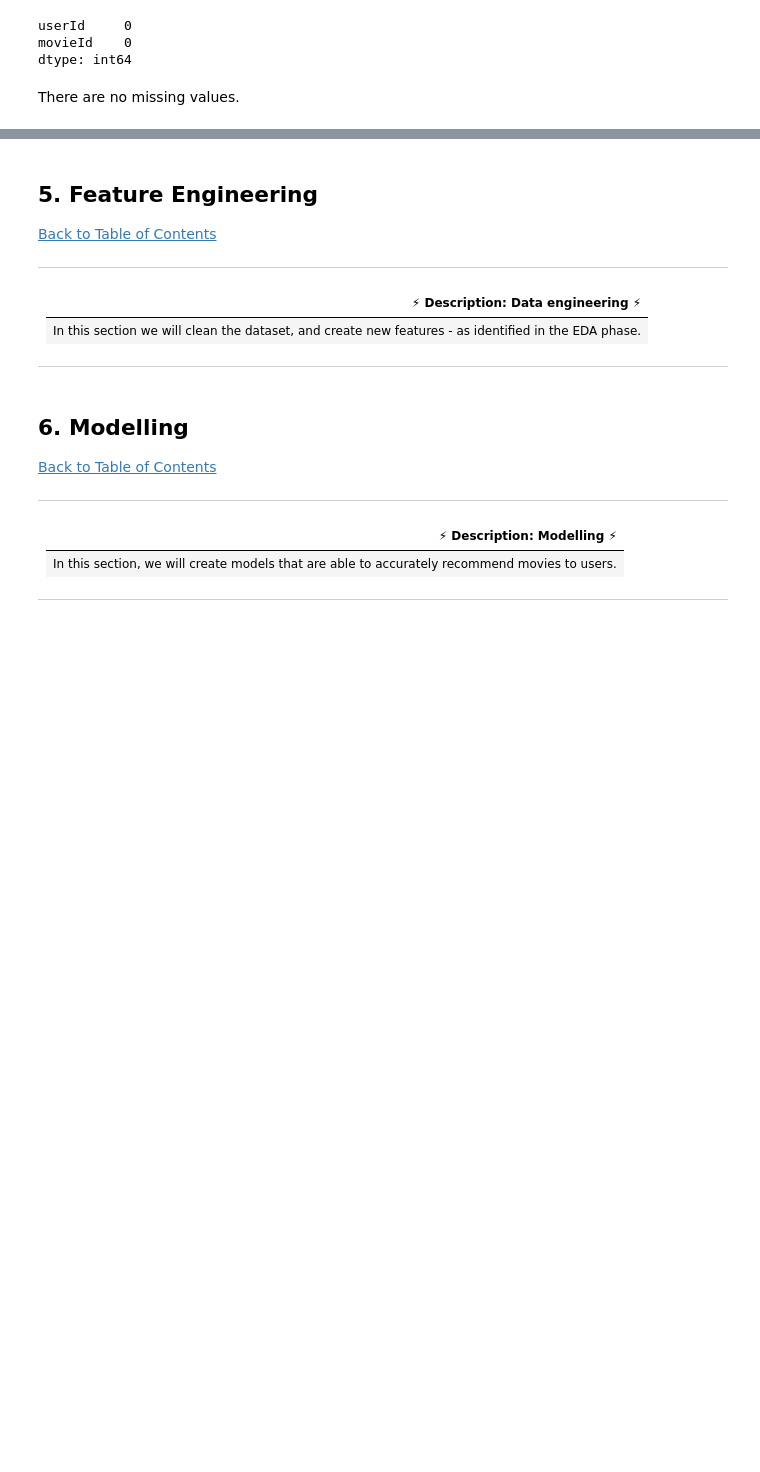
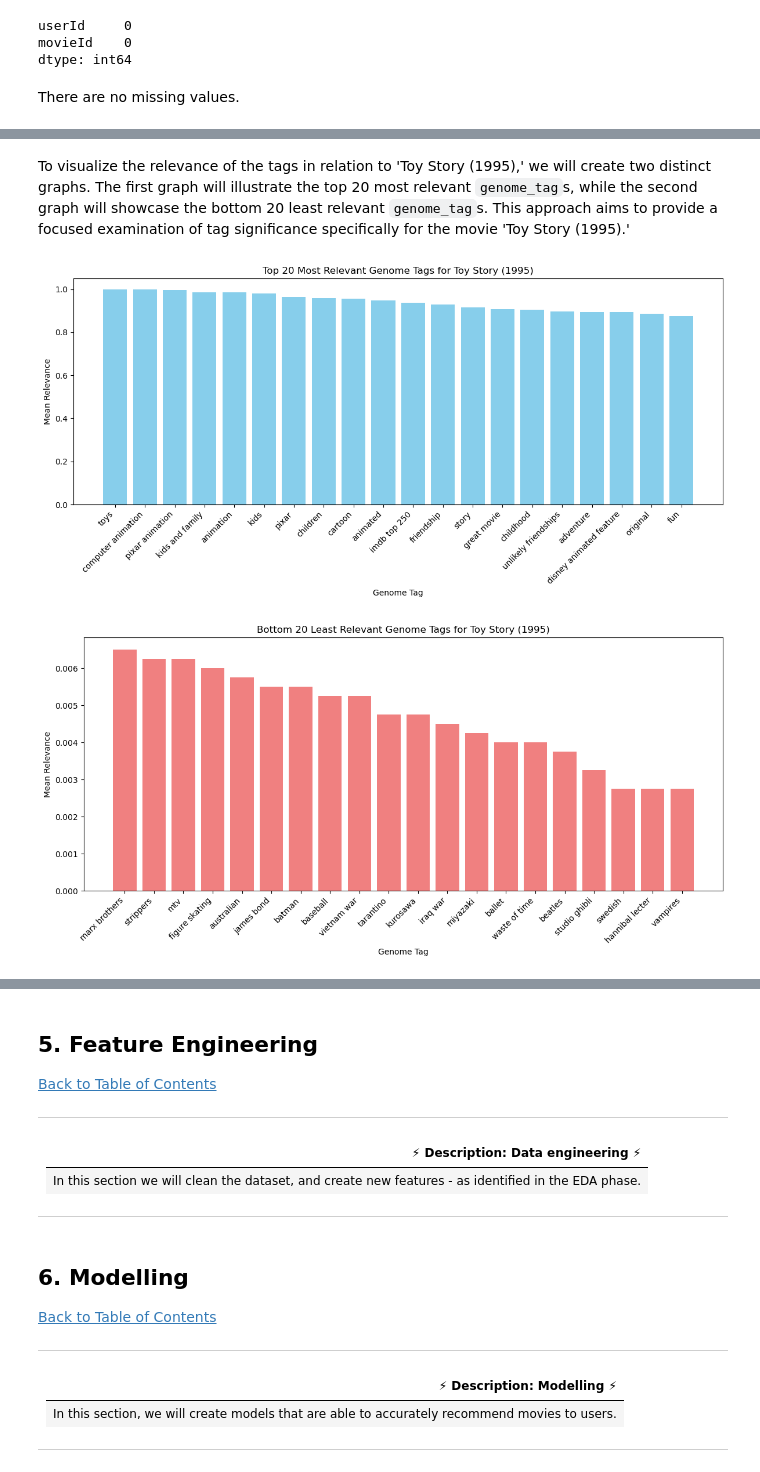
Before and after one commit to Christelle278/Unsupervised-Learning-Sprint-2307FTDS-Team-NM3, a Jupyter notebook: Unsupervised_Learning_Sprint_2307FTDS_Team_NM3.ipynb, the cells around one changed output, grey strips where cells are left out. Saved outputs shown, nothing was run; the diff lists cells and outputs as text; code cells hidden in the pictures; blank space fills up the shorter version.

```diff
--- a/Unsupervised_Learning_Sprint_2307FTDS_Team_NM3.ipynb
+++ b/Unsupervised_Learning_Sprint_2307FTDS_Team_NM3.ipynb
@@ -655,0 +841,16 @@ There are no missing values.
+# %%
+# Save DataFrames to SQLite tables
+conn = sqlite3.connect(":memory:")
+eda_movies[['movieId', 'title']].to_sql("movies", conn, index=False)
+eda_merged_genome[['movieId', 'relevance', 'genome_tag']].to_sql("merged_genome", conn, index=False)
+eda_tags[['movieId', 'user_tag']].to_sql("tags", conn, index=False)
+
+# Execute SQL join with filtering for 'Toy Story (1995)'
+query = """
+SELECT m.movieId, m.title, mg.relevance, mg.genome_tag, t.user_tag
+FROM movies m
+LEFT JOIN merged_genome mg ON m.movieId = mg.movieId
+LEFT JOIN tags t ON m.movieId = t.movieId
+WHERE m.title = 'Toy Story (1995)'
+"""
+all_tags_df = pd.read_sql_query(query, conn)
@@ -655,0 +874,37 @@ There are no missing values.
+# %% [markdown]
+To visualize the relevance of the tags in relation to 'Toy Story (1995),' we will create two distinct graphs. The first graph will illustrate the top 20 most relevant `genome_tag`s, while the second graph will showcase the bottom 20 least relevant `genome_tag`s. This approach aims to provide a focused examination of tag significance specifically for the movie 'Toy Story (1995).'
+# %%
+# Group by 'genome_tag' and calculate the mean relevance
+grouped_df = all_tags_df.groupby('genome_tag')['relevance'].mean().reset_index()
+
+# Sort by relevance in descending order
+sorted_df = grouped_df.sort_values(by='relevance', ascending=False)
+
+# Top 20 most relevant tags
+top_20_most_relevant = sorted_df.head(20)
+
+# Bottom 20 least relevant tags
+bottom_20_least_relevant = sorted_df.tail(20)
+
+# Plotting top 20 most relevant tags
+plt.figure(figsize=(12, 6))
+plt.bar(top_20_most_relevant['genome_tag'], top_20_most_relevant['relevance'], color='skyblue')
+plt.xlabel('Genome Tag')
+plt.ylabel('Mean Relevance')
+plt.title('Top 20 Most Relevant Genome Tags for Toy Story (1995)')
+plt.xticks(rotation=45, ha='right')
+plt.tight_layout()
+plt.show()
+
+# Plotting bottom 20 least relevant tags
+plt.figure(figsize=(12, 6))
+plt.bar(bottom_20_least_relevant['genome_tag'], bottom_20_least_relevant['relevance'], color='lightcoral')
+plt.xlabel('Genome Tag')
+plt.ylabel('Mean Relevance')
+plt.title('Bottom 20 Least Relevant Genome Tags for Toy Story (1995)')
+plt.xticks(rotation=45, ha='right')
+plt.tight_layout()
+plt.show()
+# %% [output]
+[figure, added]
+[figure, added]
```
Also changed, not shown: parts of 110 cells of this notebook.
